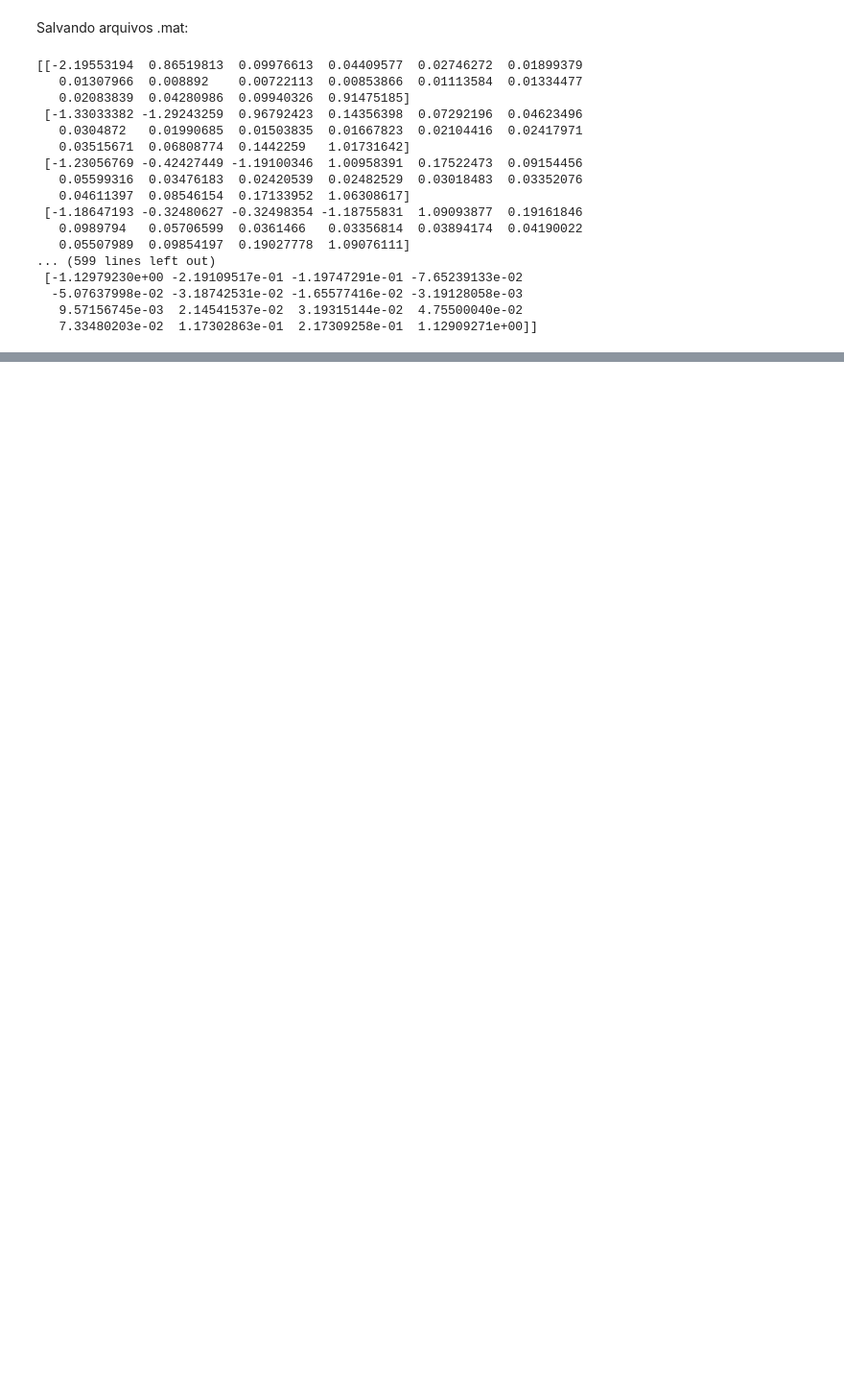
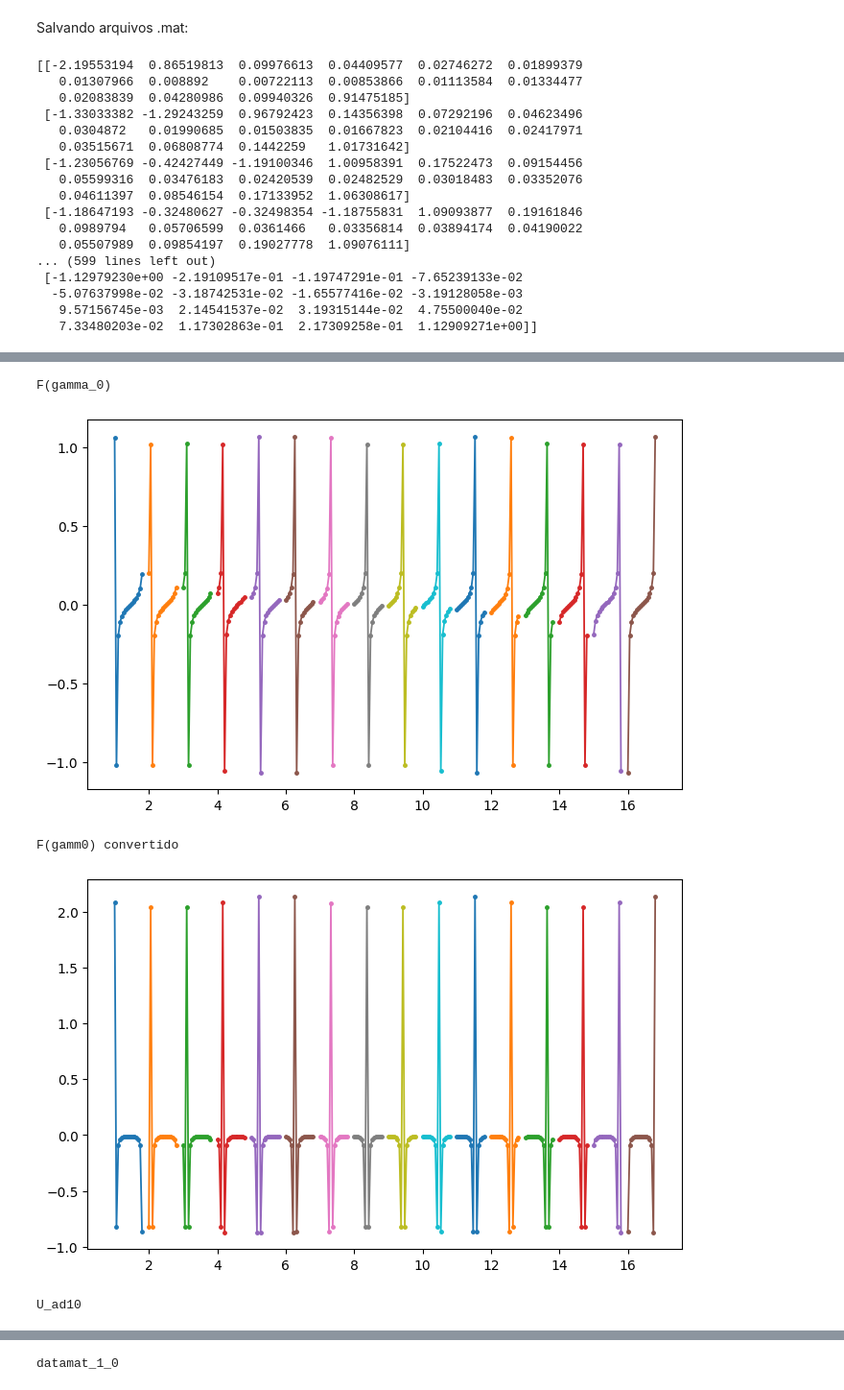
Before and after one commit to felipekriffel/EITCNN, a Jupyter notebook: notebooks/DBAR_conversion_test.ipynb, the cells around one changed output, grey strips where cells are left out. Shown at 96% size. Saved outputs shown, nothing was run; the diff lists cells and outputs as text; code cells hidden in the pictures; blank space fills up the shorter version.

```diff
--- a/notebooks/DBAR_conversion_test.ipynb
+++ b/notebooks/DBAR_conversion_test.ipynb
@@ -316,0 +508,9 @@ for file in grd_dir:
+# %%
+# array_U0_m = np.array(eitx.ConvertingData(list_U0_m,method="adjacent"))
+array_U0_m = np.array(list_U0_m)
+
+array_U0_m_converted = eitx.ConvertingData(list_U0_m,method="adjacent")
+# %%
+kit4_bg_U = np.array([
+    eitx.ConvertingData(U,"KIT4") for U in mat["Uel"].T[0:16]
+])
@@ -316,0 +537,37 @@ for file in grd_dir:
+# %%
+print("F(gamma_0)")
+list_U0_mmat2 = scipy.io.loadmat(DATAPATH+"/datamat_1_2.mat")
+
+fig, ax = plt.subplots(figsize=(8,5))
+for i, U_vec in enumerate(list_U0_m):
+    x=np.linspace(1,1.8,16)+i
+    ax.plot(x,U_vec, linewidth=1.3, marker='.', markersize=5)
+plt.show()
+list_U0_m
+
+print("F(gamm0) convertido")
+fig, ax = plt.subplots(figsize=(8,5))
+for i, U_vec in enumerate(array_U0_m_converted):
+    x=np.linspace(1,1.8,16)+i
+    ax.plot(x,U_vec, linewidth=1.3, marker='.', markersize=5)
+plt.show()
+
+print("U_ad10")
+fig, ax = plt.subplots(figsize=(8,5))
+for i, U_vec in enumerate(mat1["U_ad10"].T):
+    x=np.linspace(1,1.8,16)+i
+    ax.plot(x,U_vec, linewidth=1.3, marker='.', markersize=5)
+plt.show()
+
+print("datamat_1_0")
+fig, ax = plt.subplots(figsize=(8,5))
+for i, U_vec in enumerate(kit4_bg_U):
+    x=np.linspace(1,1.8,16)+i
+    ax.plot(x,U_vec, linewidth=1.3, marker='.', markersize=5)
+plt.show()
+# %% [output]
+F(gamma_0)
+[figure, added]
+F(gamm0) convertido
+[figure, added]
+U_ad10
@@ -316,0 +575 @@ for file in grd_dir:
+datamat_1_0
```
Also changed, not shown: parts of 52 cells of this notebook, 1 other file.
